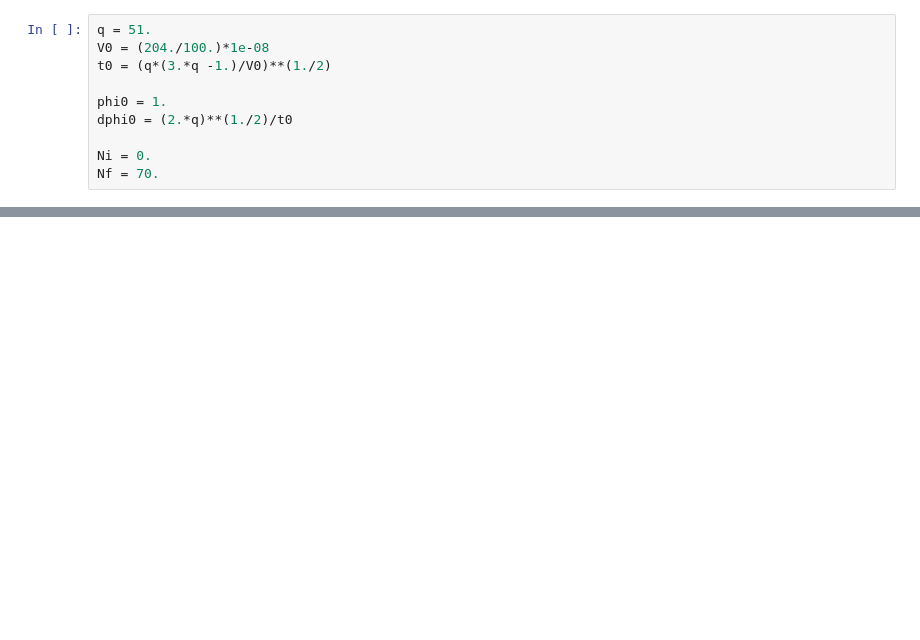
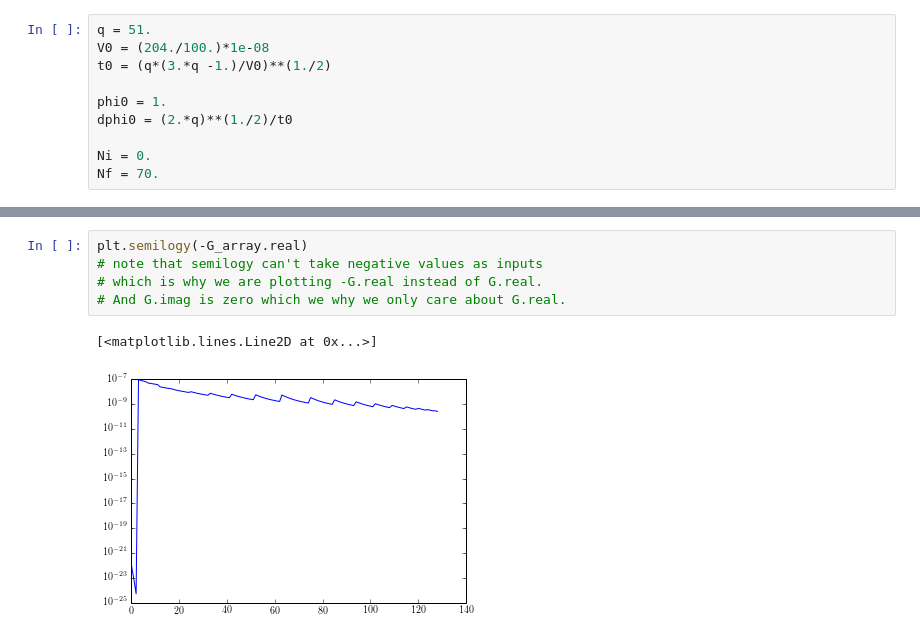
Before and after one commit to rahulporuri/project_work, a Jupyter notebook: power_law/bi-spectrum/triangular_limit/tensor_bi-spectrum_triangular_limit.ipynb, the cells around one changed output, grey strips where cells are left out. Drawn from its saved outputs; the diff is of its cells as text; blank space fills up the shorter version.

```diff
--- a/power_law/bi-spectrum/triangular_limit/tensor_bi-spectrum_triangular_limit.ipynb
+++ b/power_law/bi-spectrum/triangular_limit/tensor_bi-spectrum_triangular_limit.ipynb
@@ -274,0 +297,8 @@ array([ -1.00014079e+02,  -9.99454650e+01,  -9.98768985e+01, ...,
+# %%
+plt.semilogy(-G_array.real)
+# note that semilogy can't take negative values as inputs
+# which is why we are plotting -G.real instead of G.real.
+# And G.imag is zero which we why we only care about G.real.
+# %% [output]
+[<matplotlib.lines.Line2D at 0x...>]
+[figure, added]
```
Also changed, not shown: parts of 16 cells of this notebook, 4 other files.
